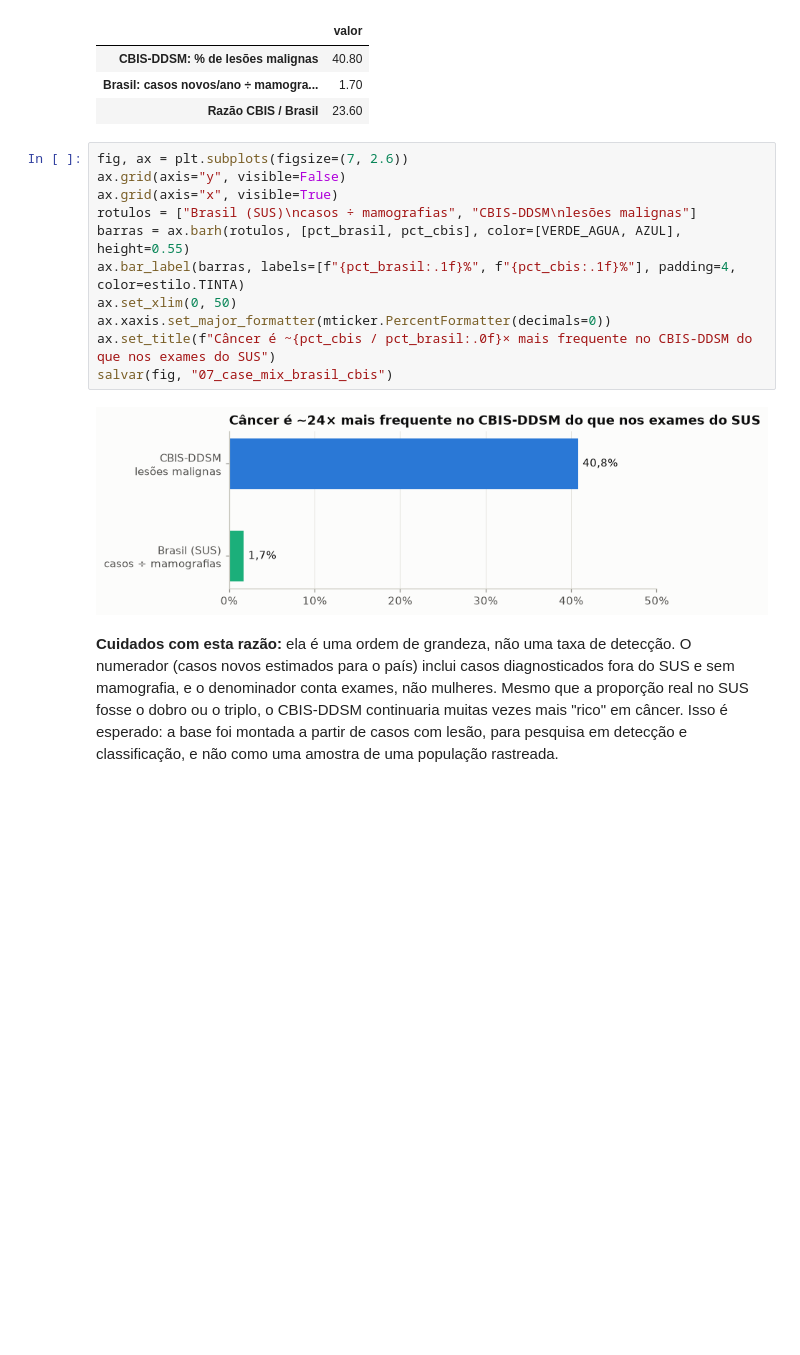
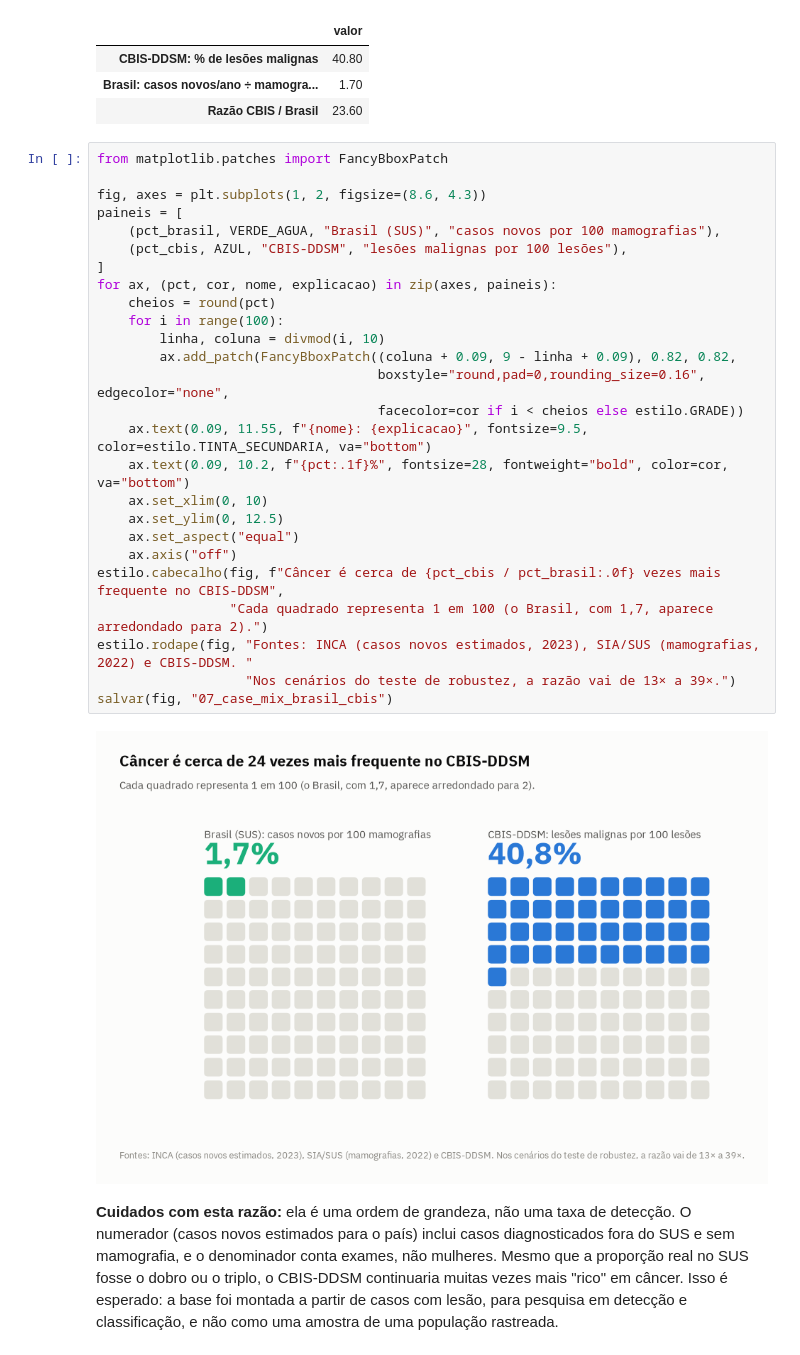
Before and after one commit to mairaallacerda/representatividade-mamografias-br, a Jupyter notebook: notebooks/01_analise_exploratoria.ipynb, the cells around one changed output. Drawn from its saved outputs; the diff is of its cells as text; blank space fills up the shorter version.

Commit message:
Graficos redesenhados (IBM Plex, novos formatos) e mapas geograficos por UF com a malha do IBGE
Co-Authored-By: Claude Opus 5.5 <noreply@anthropic.com>

```diff
--- a/notebooks/01_analise_exploratoria.ipynb
+++ b/notebooks/01_analise_exploratoria.ipynb
@@ -575,18 +575,33 @@ comparacao.round(1).to_frame("valor")
 | Brasil: casos novos/ano ÷ mamogra... | 1.70 |
 | Razão CBIS / Brasil | 23.60 |
 # %%
-fig, ax = plt.subplots(figsize=(7, 2.6))
-ax.grid(axis="y", visible=False)
-ax.grid(axis="x", visible=True)
-rotulos = ["Brasil (SUS)\ncasos ÷ mamografias", "CBIS-DDSM\nlesões malignas"]
-barras = ax.barh(rotulos, [pct_brasil, pct_cbis], color=[VERDE_AGUA, AZUL], height=0.55)
-ax.bar_label(barras, labels=[f"{pct_brasil:.1f}%", f"{pct_cbis:.1f}%"], padding=4, color=estilo.TINTA)
-ax.set_xlim(0, 50)
-ax.xaxis.set_major_formatter(mticker.PercentFormatter(decimals=0))
-ax.set_title(f"Câncer é ~{pct_cbis / pct_brasil:.0f}× mais frequente no CBIS-DDSM do que nos exames do SUS")
+from matplotlib.patches import FancyBboxPatch
+
+fig, axes = plt.subplots(1, 2, figsize=(8.6, 4.3))
+paineis = [
+    (pct_brasil, VERDE_AGUA, "Brasil (SUS)", "casos novos por 100 mamografias"),
+    (pct_cbis, AZUL, "CBIS-DDSM", "lesões malignas por 100 lesões"),
+]
+for ax, (pct, cor, nome, explicacao) in zip(axes, paineis):
+    cheios = round(pct)
+    for i in range(100):
+        linha, coluna = divmod(i, 10)
+        ax.add_patch(FancyBboxPatch((coluna + 0.09, 9 - linha + 0.09), 0.82, 0.82,
+                                    boxstyle="round,pad=0,rounding_size=0.16", edgecolor="none",
+                                    facecolor=cor if i < cheios else estilo.GRADE))
+    ax.text(0.09, 11.55, f"{nome}: {explicacao}", fontsize=9.5, color=estilo.TINTA_SECUNDARIA, va="bottom")
+    ax.text(0.09, 10.2, f"{pct:.1f}%", fontsize=28, fontweight="bold", color=cor, va="bottom")
+    ax.set_xlim(0, 10)
+    ax.set_ylim(0, 12.5)
+    ax.set_aspect("equal")
+    ax.axis("off")
+estilo.cabecalho(fig, f"Câncer é cerca de {pct_cbis / pct_brasil:.0f} vezes mais frequente no CBIS-DDSM",
+                 "Cada quadrado representa 1 em 100 (o Brasil, com 1,7, aparece arredondado para 2).")
+estilo.rodape(fig, "Fontes: INCA (casos novos estimados, 2023), SIA/SUS (mamografias, 2022) e CBIS-DDSM. "
+                   "Nos cenários do teste de robustez, a razão vai de 13× a 39×.")
 salvar(fig, "07_case_mix_brasil_cbis")
 # %% [output]
-[figure, old version]
+[figure, new version]
 # %% [markdown]
 **Cuidados com esta razão:** ela é uma ordem de grandeza, não uma taxa de detecção. O numerador (casos novos
 estimados para o país) inclui casos diagnosticados fora do SUS e sem mamografia, e o denominador conta exames, não
```
Also changed, not shown: parts of 10 cells of this notebook, 42 other files.
